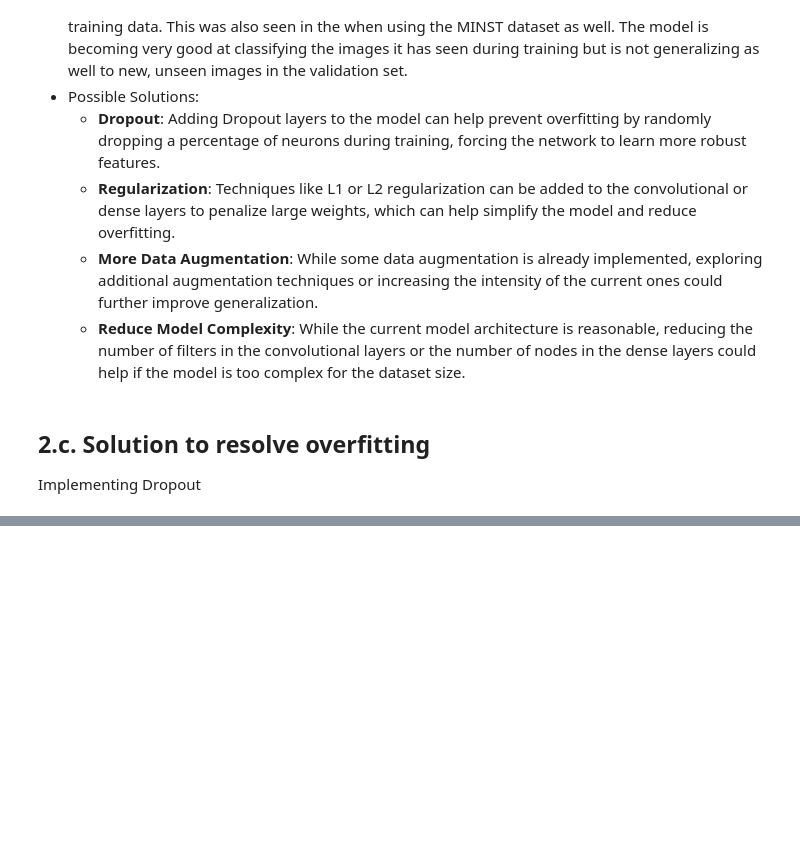
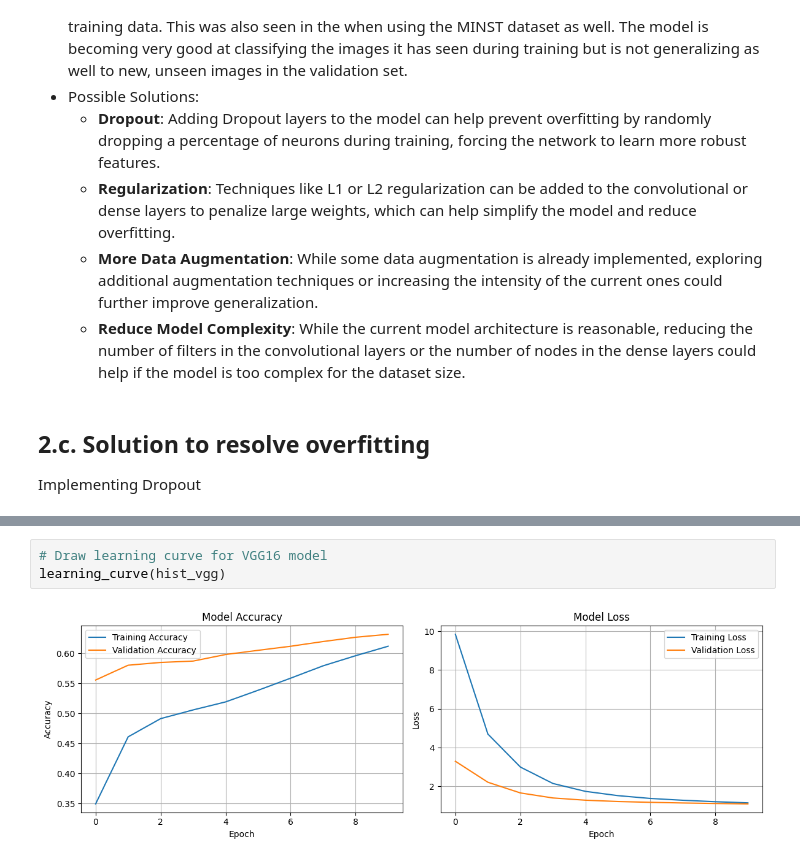
Before and after one commit to marstonsward/aai_521_computer_vision, a Jupyter notebook: module_2/Marston_Ward_Assignment2.ipynb, the cells around one changed output, grey strips where cells are left out. Saved outputs shown, nothing was run; the diff lists cells and outputs as text; blank space fills up the shorter version.

```diff
--- a/module_2/Marston_Ward_Assignment2.ipynb
+++ b/module_2/Marston_Ward_Assignment2.ipynb
@@ -775,2 +859,7 @@ hist =
+# %%
+# Draw learning curve for VGG16 model
+learning_curve(hist_vgg)
+# %% [output]
+[figure, added]
 # %%
 learning_curve(hist)
```
Also changed, not shown: parts of 25 cells of this notebook.
